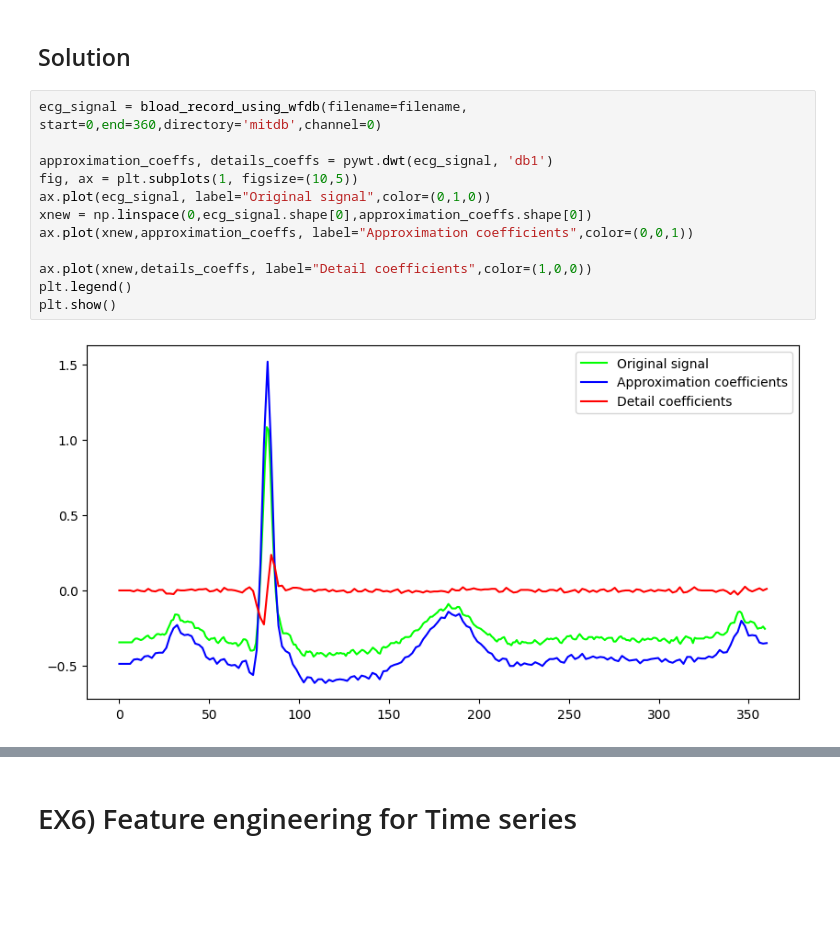
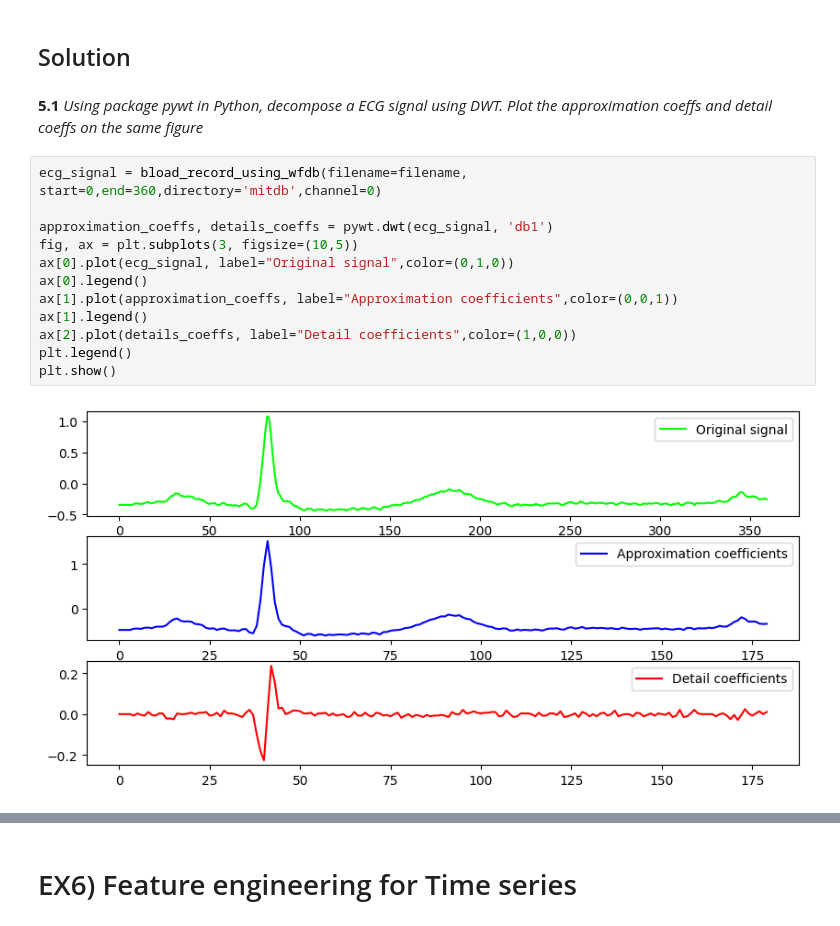
Before and after one commit to Bast-94/ML-BIO, a Jupyter notebook: ECG_classification_exercices.ipynb, the cells around one changed output, grey strips where cells are left out. Drawn from its saved outputs; the diff is of its cells as text; blank space fills up the shorter version.

```diff
--- a/ECG_classification_exercices.ipynb
+++ b/ECG_classification_exercices.ipynb
@@ -272,17 +274,20 @@ How many are there sets of the coeffs at level 5? Compare these sets of the coef
 When we increase detail levels, what happen between between original signal and its approximation coefficients ?
 # %% [markdown]
 ## Solution
+# %% [markdown]
+**5.1**
+ *Using package pywt in Python, decompose a ECG signal using DWT. Plot the approximation coeffs and detail coeffs on the same figure*
 # %%
 ecg_signal = bload_record_using_wfdb(filename=filename, start=0,end=360,directory='mitdb',channel=0)
 
 approximation_coeffs, details_coeffs = pywt.dwt(ecg_signal, 'db1')
-fig, ax = plt.subplots(1, figsize=(10,5))
-ax.plot(ecg_signal, label="Original signal",color=(0,1,0))
-xnew = np.linspace(0,ecg_signal.shape[0],approximation_coeffs.shape[0])
-ax.plot(xnew,approximation_coeffs, label="Approximation coefficients",color=(0,0,1))
-
-ax.plot(xnew,details_coeffs, label="Detail coefficients",color=(1,0,0))
+fig, ax = plt.subplots(3, figsize=(10,5))
+ax[0].plot(ecg_signal, label="Original signal",color=(0,1,0))
+ax[0].legend()
+ax[1].plot(approximation_coeffs, label="Approximation coefficients",color=(0,0,1))
+ax[1].legend()
+ax[2].plot(details_coeffs, label="Detail coefficients",color=(1,0,0))
 plt.legend()
 plt.show()
 # %% [output]
-[figure, old version]
+[figure, new version]
```
Also changed, not shown: parts of 9 cells of this notebook.
